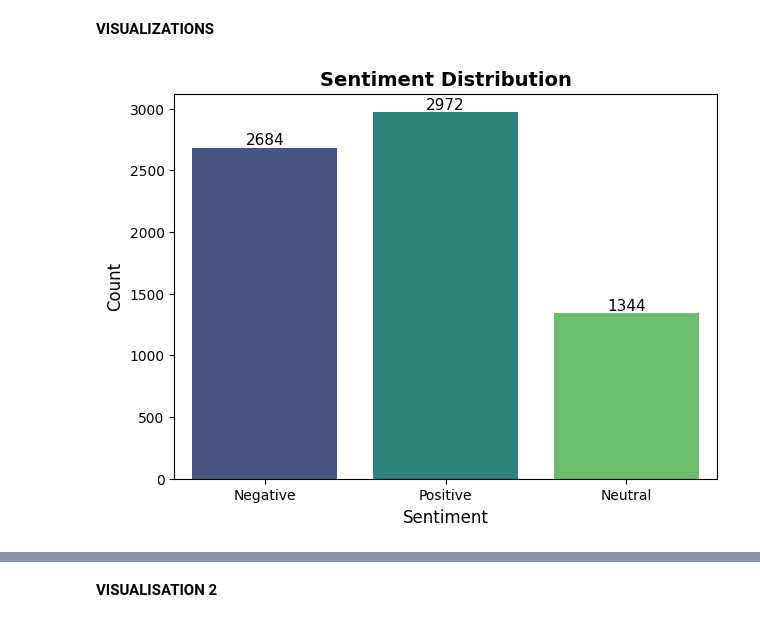
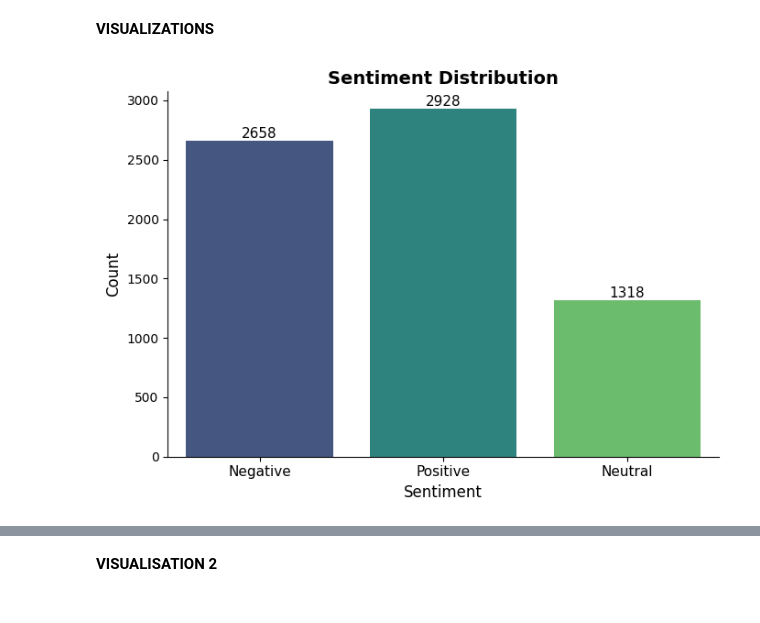
Before and after one commit to Nancyrana1/Movie_review_prediction-ML-, a Jupyter notebook: notebook0b2746edbc.ipynb, the cells around one changed output, grey strips where cells are left out. Drawn from its saved outputs; the diff is of its cells as text; code cells hidden in the pictures.

```diff
--- a/notebook0b2746edbc.ipynb
+++ b/notebook0b2746edbc.ipynb
@@ -132,0 +180,10 @@ Duplicate Values In Train Dataset :  0
+# %%
+dup_count = train_df.duplicated(subset=['phrase', 'feature_1', 'feature_2', 'feature_3']).sum()
+print(f'Duplicate rows found: {dup_count}')
+
+if dup_count > 0:
+    train_df = train_df.drop_duplicates(subset=['phrase', 'feature_1', 'feature_2', 'feature_3']).reset_index(drop=True)
+    print(f'Duplicates dropped. New train shape: {train_df.shape}')
+else:
+    print('No duplicates — dataset is clean.')
+print(f'Train shape after duplicate check: {train_df.shape}')
@@ -133,3 +202,15 @@ Duplicate Values In Train Dataset :  0
+# %%
+#  Outlier Handling via IQR Clipping
+for col in num_cols:
+    Q1 = train_df[col].quantile(0.25)
+    Q3 = train_df[col].quantile(0.75)
+    IQR = Q3 - Q1
+
+    lower_bound = Q1 - 1.5 * IQR
+    upper_bound = Q3 + 1.5 * IQR
+
+    train_df[col] = np.clip(train_df[col], lower_bound, upper_bound)
+    test_df[col] = np.clip(test_df[col], lower_bound, upper_bound)
 # %%
 import seaborn as sns
 import matplotlib.pyplot as plt
@@ -148,32 +229,32 @@ for col in feature_columns:
 # %%
 # Visualisaiton 1
 
 import seaborn as sns
 import matplotlib.pyplot as plt
 
 sentiment_map = {0: 'Negative', 1: 'Neutral', 2: 'Positive'}
 train_df['sentiment_label']=train_df['sentiment'].map(sentiment_map)
 
 
 plt.figure(figsize=(7,5))
 
 ax = sns.countplot(x='sentiment_label', hue='sentiment_label', data=train_df, palette='viridis', legend=False)
 for p in ax.patches:
     ax.annotate(f'{int(p.get_height())}',
                 (p.get_x() + p.get_width() / 2., p.get_height()),
                 ha='center', va='bottom', fontsize=11)
 
 
 plt.title("Sentiment Distribution", fontsize=14, weight='bold')
 plt.xlabel("Sentiment", fontsize=12)
 plt.ylabel("Count", fontsize=12)
 
 
-# plt.xticks(fontsize=11)
-# plt.yticks(fontsize=10)
-# sns.despine()
+plt.xticks(fontsize=11)
+plt.yticks(fontsize=10)
+sns.despine()
 
-# plt.tight_layout()
+plt.tight_layout()
 plt.show()
 # %% [output]
-[figure, old version]
+[figure, new version]
```
Also changed, not shown: parts of 41 cells of this notebook.
